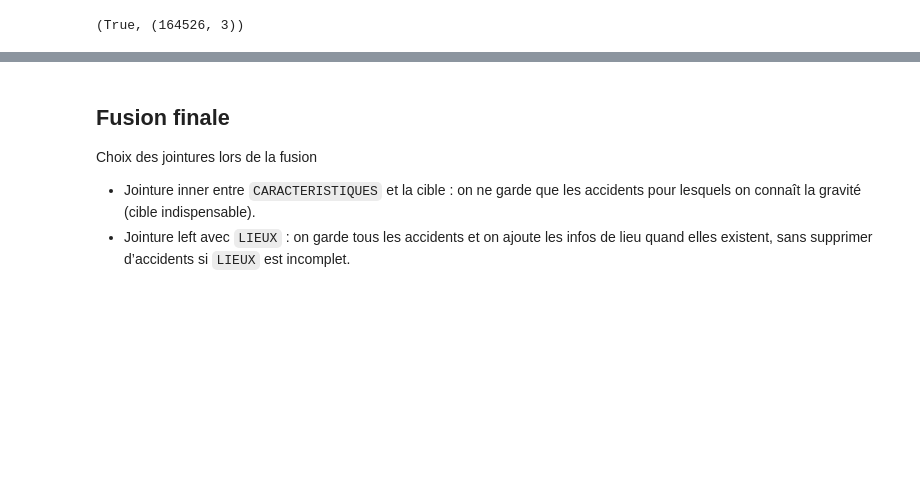
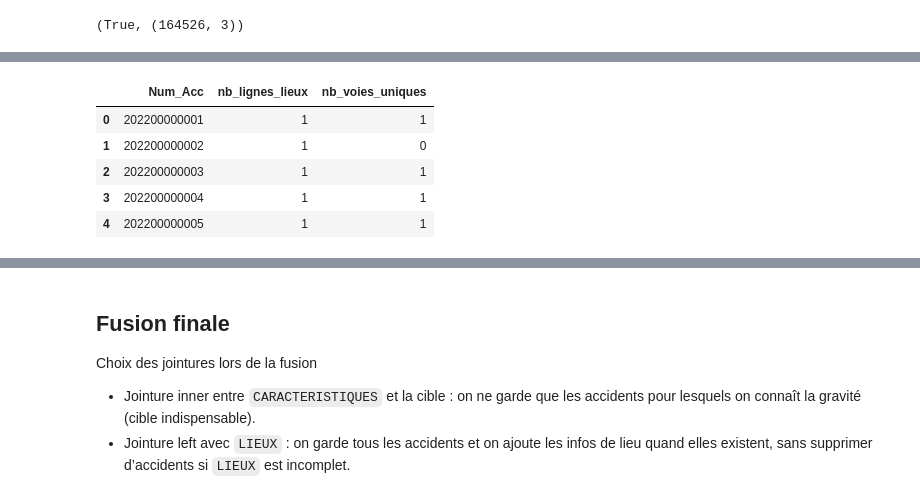
Before and after one commit to Minaanimmina/prediction-gravite-accidents-BAAC-data-docker, a Jupyter notebook: notebooks/02_Data_cleaning.ipynb, the cells around one changed output, grey strips where cells are left out. Saved outputs shown, nothing was run; the diff lists cells and outputs as text; code cells hidden in the pictures; blank space fills up the shorter version.

```diff
--- a/notebooks/02_Data_cleaning.ipynb
+++ b/notebooks/02_Data_cleaning.ipynb
@@ -1206,0 +1296,9 @@ df_lieux_acc
+# %%
+lieux_complexite.head()
+# %% [output]
+|  | Num_Acc | nb_lignes_lieux | nb_voies_uniques |
+| 0 | 202200000001 | 1 | 1 |
+| 1 | 202200000002 | 1 | 0 |
+| 2 | 202200000003 | 1 | 1 |
+| 3 | 202200000004 | 1 | 1 |
+| 4 | 202200000005 | 1 | 1 |
```
Also changed, not shown: parts of 53 cells of this notebook, 2 other files.
